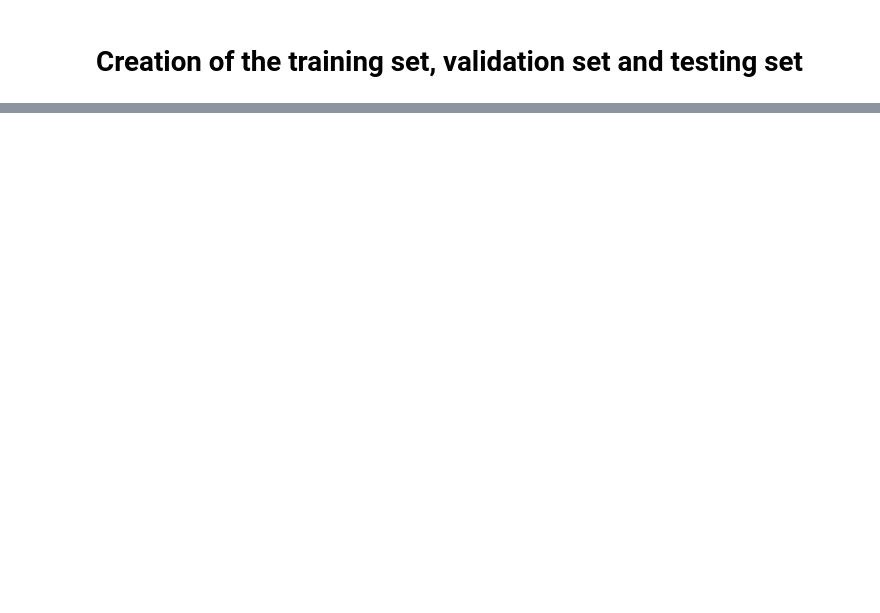
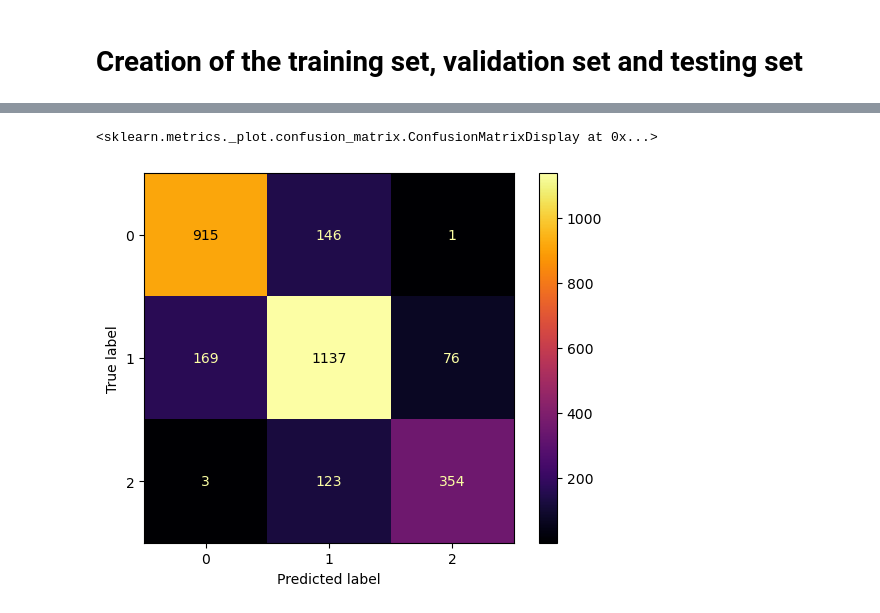
Before and after one commit to Pacholki/IndiaHousePricing, a Jupyter notebook: Milestone 2/projekt.ipynb, the cells around one changed output, grey strips where cells are left out. Cells and saved outputs as stored; diff of their text form; code cells hidden in the pictures; blank space fills up the shorter version.

```diff
--- a/Milestone 2/projekt.ipynb
+++ b/Milestone 2/projekt.ipynb
@@ -183,0 +217,14 @@ plt.show()
+# %%
+X_train.reset_index(drop=True, inplace=True)
+
+upper_limit = X_train['living area'].mean () + X_train['living area'].std () * 3
+lower_limit = X_train['living area'].mean () - X_train['living area'].std () * 3
+
+X_train = X_train[( X_train['living area'] < upper_limit) & ( X_train['living area'] > lower_limit)]
+
+upper_limit = X_train['living_area_renov'].mean () + X_train['living_area_renov'].std () * 3
+lower_limit = X_train['living_area_renov'].mean () - X_train['living_area_renov'].std () * 3
+
+X_train = X_train[( X_train['living area'] < upper_limit) & ( X_train['living area'] > lower_limit)]
+
+y_train = y_train[(X_train.index)]
@@ -183,0 +269,15 @@ plt.show()
+# %%
+from sklearn.preprocessing import StandardScaler
+from sklearn.preprocessing import MinMaxScaler
+
+sd = StandardScaler()
+mm = MinMaxScaler()
+
+tmp1 = X_train
+tmp_test1 = X_test
+
+tmp2 = sd.fit_transform(tmp1)
+tmp3 = mm.fit_transform(tmp1)
+
+tmp_test2 = sd.fit_transform(tmp_test1)
+tmp_test3 = mm.fit_transform(tmp_test1)
@@ -183,0 +347,3 @@ plt.show()
+# %%
+X_train['number of bedrooms'] = mm.fit_transform(pd.DataFrame(X_train['number of bedrooms']))
+X_test['number of bedrooms'] = mm.fit_transform(pd.DataFrame(X_test['number of bedrooms']))
@@ -183,0 +374,5 @@ plt.show()
+# %%
+dct = DecisionTreeClassifier(random_state=14, max_depth=11)
+dct.fit(X_train, y_train)
+y_pred = dct.predict(X_test)
+print(classification_report(y_test, y_pred, digits=5))
@@ -183,0 +389,7 @@ plt.show()
+# %%
+cm = confusion_matrix(y_test, y_pred)
+plot = ConfusionMatrixDisplay(confusion_matrix=cm, display_labels= dct.classes_)
+plot.plot(cmap="inferno")
+# %% [output]
+<sklearn.metrics._plot.confusion_matrix.ConfusionMatrixDisplay at 0x...>
+[figure, added]
```
Also changed, not shown: parts of 63 cells of this notebook.
